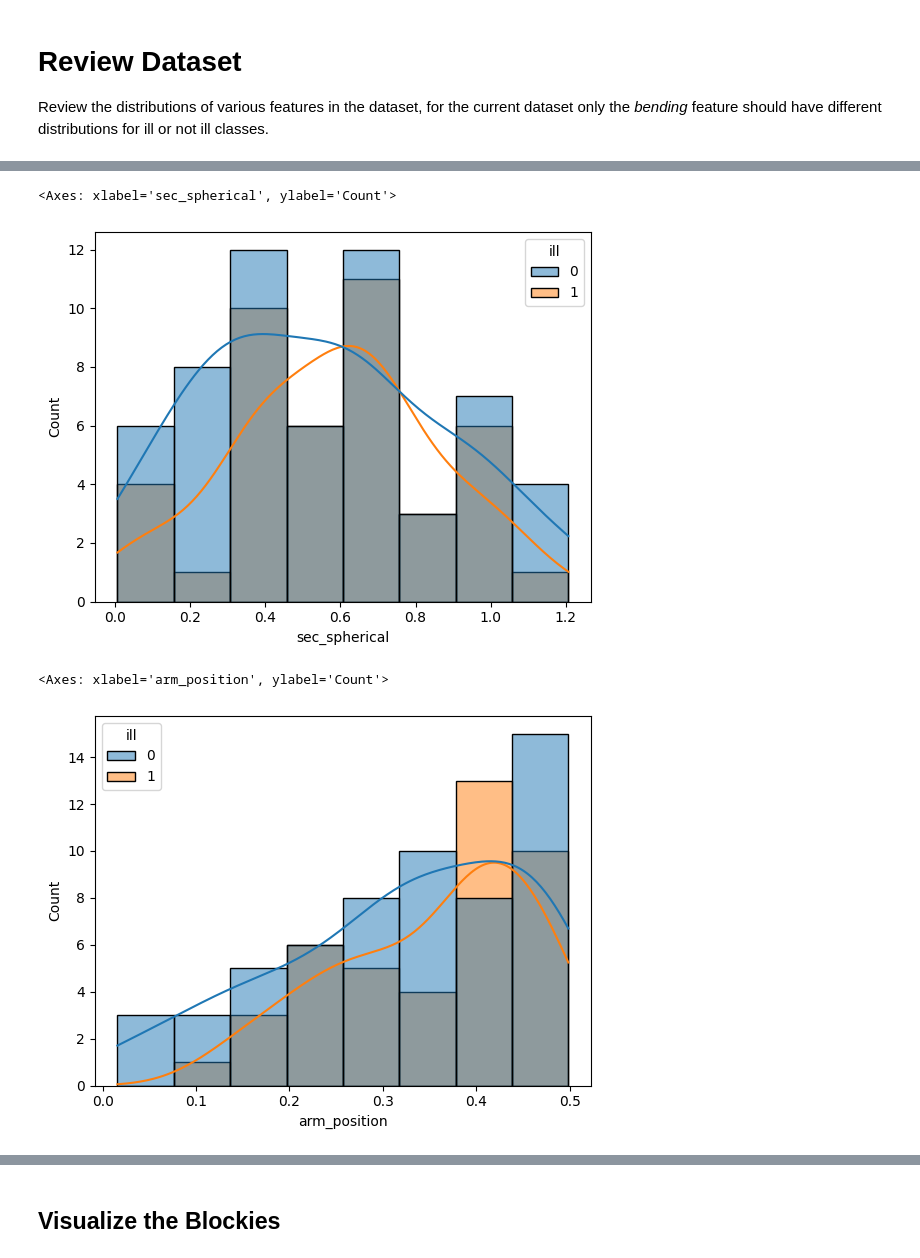
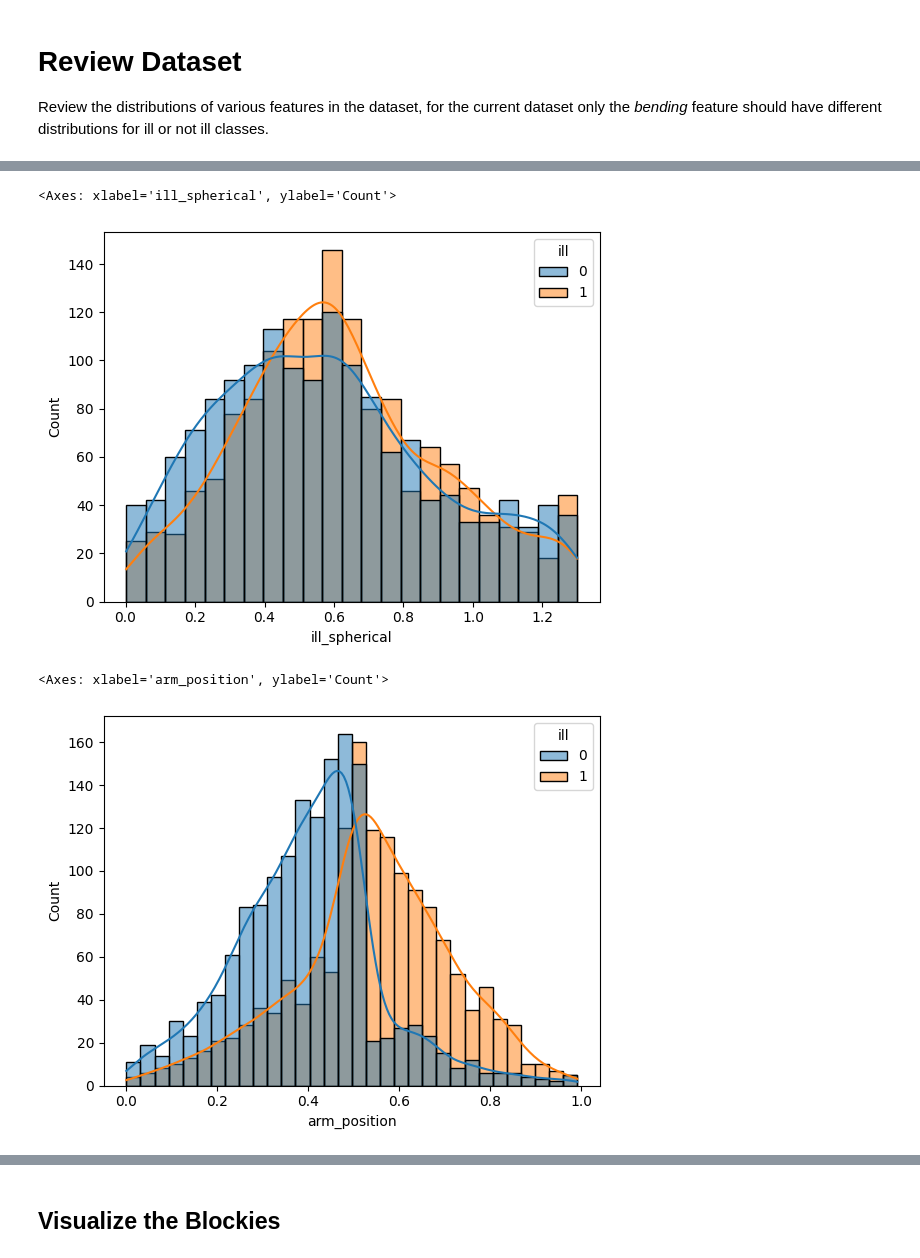
Before and after one commit to davidsjohnson/blockies-xai, a Jupyter notebook: simple_blockies_xai.ipynb, the cells around one changed output, grey strips where cells are left out. Saved outputs shown, nothing was run; the diff lists cells and outputs as text; code cells hidden in the pictures.

```diff
--- a/simple_blockies_xai.ipynb
+++ b/simple_blockies_xai.ipynb
@@ -65,7 +71,7 @@ imp_features = ['ill_chars', 'main_spherical', 'sec_spherical', 'sphere_diff', '
 ## Load Dataset and Dataloaders
 # %%
 # path is new dataset with simple/bend_only dataset variation
-data_dir = utils.download_file(url="https://uni-bielefeld.sciebo.de/s/7LRzXGh2EGpb7nX/download",
+data_dir = utils.download_file(url="https://uni-bielefeld.sciebo.de/s/nDNVTlCGU5I0YkP/download",
                                file_name="blockies_datasets.tar.gz",
                                cache_dir='./data', # change this if needed
                                extract=False,
@@ -125,7 +131,7 @@ else:
     # These are the mean and std values for the simple/bend_only dataset
     mean = torch.tensor([0.8257, 0.8045, 0.8163])
     std = torch.tensor([0.0778, 0.0833, 0.0905])
-  elif ds == 'sick_ones_bendbias_v3_2class_normal':
+  elif ds == 'blockies_v3_2class_normal':
     # these are from the original "normal" dataset
     mean = torch.tensor([0.8068, 0.7830, 0.8005])
     std = torch.tensor([0.1093, 0.1136, 0.1029])
@@ -161,9 +171,7 @@ def preprocess_exp_df(df):
 # %%
-train_df = utils.load_dataframe(ds_dir, 'train')
-val_df = utils.load_dataframe(ds_dir, 'validation')
-test_df = utils.load_dataframe(ds_dir, 'test')
-xai_df = utils.load_dataframe(ds_dir, 'xai')
-xai_exp_df = preprocess_exp_df(utils.load_dataframe(ds_dir, 'xai_experimental'))  # dataset with progressive bending examples
+train_df = utils.load_dataframe_old(ds_dir, 'train')
+val_df = utils.load_dataframe_old(ds_dir, 'validation')
+test_df = utils.load_dataframe_old(ds_dir, 'test')
 
-len(train_df), len(val_df), len(test_df), len(xai_df), len(xai_exp_df)
+len(train_df), len(val_df), len(test_df)
 # %% [output]
@@ -294,7 +294,8 @@ def load_resnet50(num_classes, pretrained=True, checkpoint_path=None):
     return model
 # %%
 # setup checkpoint folders
-checkpoint_path = Path(f'blockies-xai/checkpoints/{ds}/resnet18') if colab else Path('checkpoints/simple/bend_only/resnet18')
+ck_folder = ds if ds != 'blockies_v3_2class_normal' else 'default'
+checkpoint_path = Path(f'blockies-xai/checkpoints/{ck_folder}/resnet18') if colab else Path(f'checkpoints/{ck_folder}/resnet18')
 (checkpoint_path / 'tmp').mkdir(parents=True, exist_ok=True)
 (checkpoint_path / 'final').mkdir(parents=True, exist_ok=True)
 # %%
@@ -359,10 +346,10 @@ sns.histplot(data=xai_df, x='main_spherical', hue='ill', kde=True)
 # %%
-sns.histplot(data=xai_df, x='sec_spherical', hue='ill', kde=True)
+sns.histplot(data=test_df, x='ill_spherical', hue='ill', kde=True)
 # %% [output]
-<Axes: xlabel='sec_spherical', ylabel='Count'>
+<Axes: xlabel='ill_spherical', ylabel='Count'>
-[figure, old version]
+[figure, new version]
 # %%
-sns.histplot(data=xai_df, x='arm_position', hue='ill', kde=True)
+sns.histplot(data=test_df, x='arm_position', hue='ill', kde=True)
 # %% [output]
 <Axes: xlabel='arm_position', ylabel='Count'>
-[figure, old version]
+[figure, new version]
```
Also changed, not shown: parts of 42 cells of this notebook.
